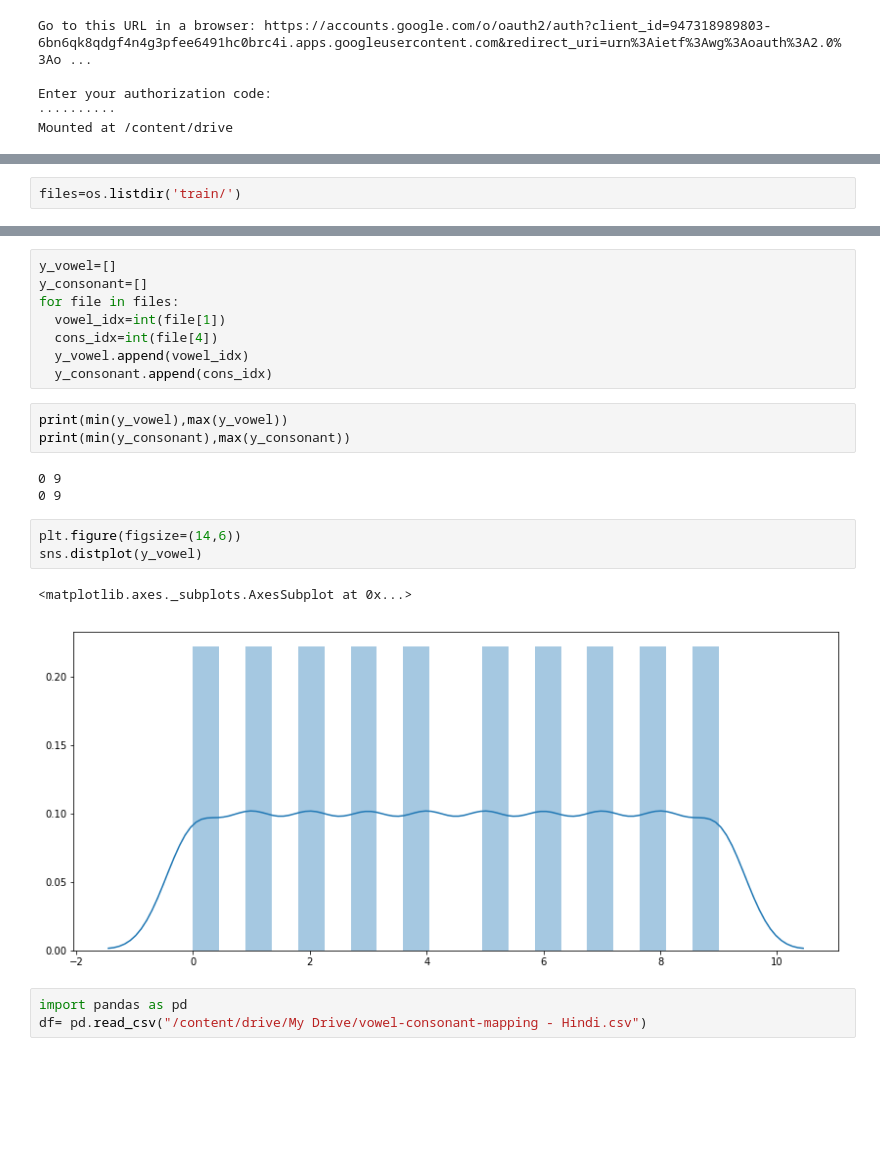
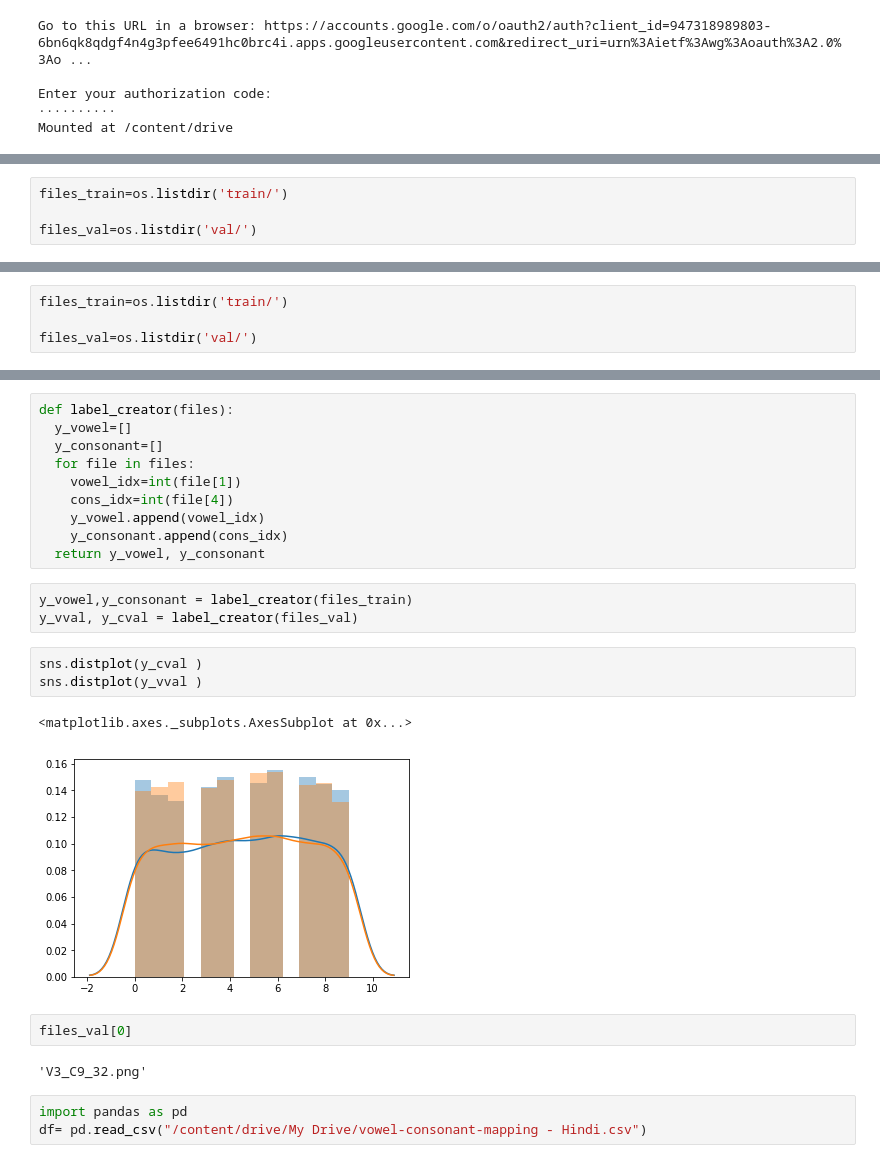
Before and after one commit to NavneetSajwan/Hindi-Vowel-Consonant-Classification, a Jupyter notebook: Hindi_Vowel_Consonant_Classification.ipynb, the cells around one changed output, grey strips where cells are left out. Saved outputs shown, nothing was run; the diff lists cells and outputs as text; blank space fills up the shorter version.

```diff
--- a/Hindi_Vowel_Consonant_Classification.ipynb
+++ b/Hindi_Vowel_Consonant_Classification.ipynb
@@ -44,2 +59,4 @@ Downloading train.zip to /content
 # %%
-files=os.listdir('train/')
+files_train=os.listdir('train/')
+
+files_val=os.listdir('val/')
@@ -60,0 +107,4 @@ int
+# %%
+files_train=os.listdir('train/')
+
+files_val=os.listdir('val/')
@@ -61,23 +128,26 @@ int
 # %%
-y_vowel=[]
-y_consonant=[]
-for file in files:
-  vowel_idx=int(file[1])
-  cons_idx=int(file[4])
-  y_vowel.append(vowel_idx)
-  y_consonant.append(cons_idx)
+def label_creator(files):
+  y_vowel=[]
+  y_consonant=[]
+  for file in files:
+    vowel_idx=int(file[1])
+    cons_idx=int(file[4])
+    y_vowel.append(vowel_idx)
+    y_consonant.append(cons_idx)
+  return y_vowel, y_consonant
-# %%
-print(min(y_vowel),max(y_vowel))
-print(min(y_consonant),max(y_consonant))
-# %% [output]
-0 9
-0 9
-# %%
-plt.figure(figsize=(14,6))
-sns.distplot(y_vowel)
-# %% [output]
-<matplotlib.axes._subplots.AxesSubplot at 0x...>
-[figure, removed]
+# %%
+y_vowel,y_consonant = label_creator(files_train)
+y_vval, y_cval = label_creator(files_val)
+# %%
+sns.distplot(y_cval )
+sns.distplot(y_vval )
+# %% [output]
+<matplotlib.axes._subplots.AxesSubplot at 0x...>
+[figure, added]
+# %%
+files_val[0]
+# %% [output]
+'V3_C9_32.png'
 # %%
 import pandas as pd
 df= pd.read_csv("/content/drive/My Drive/vowel-consonant-mapping - Hindi.csv")
```
Also changed, not shown: parts of 55 cells of this notebook.
